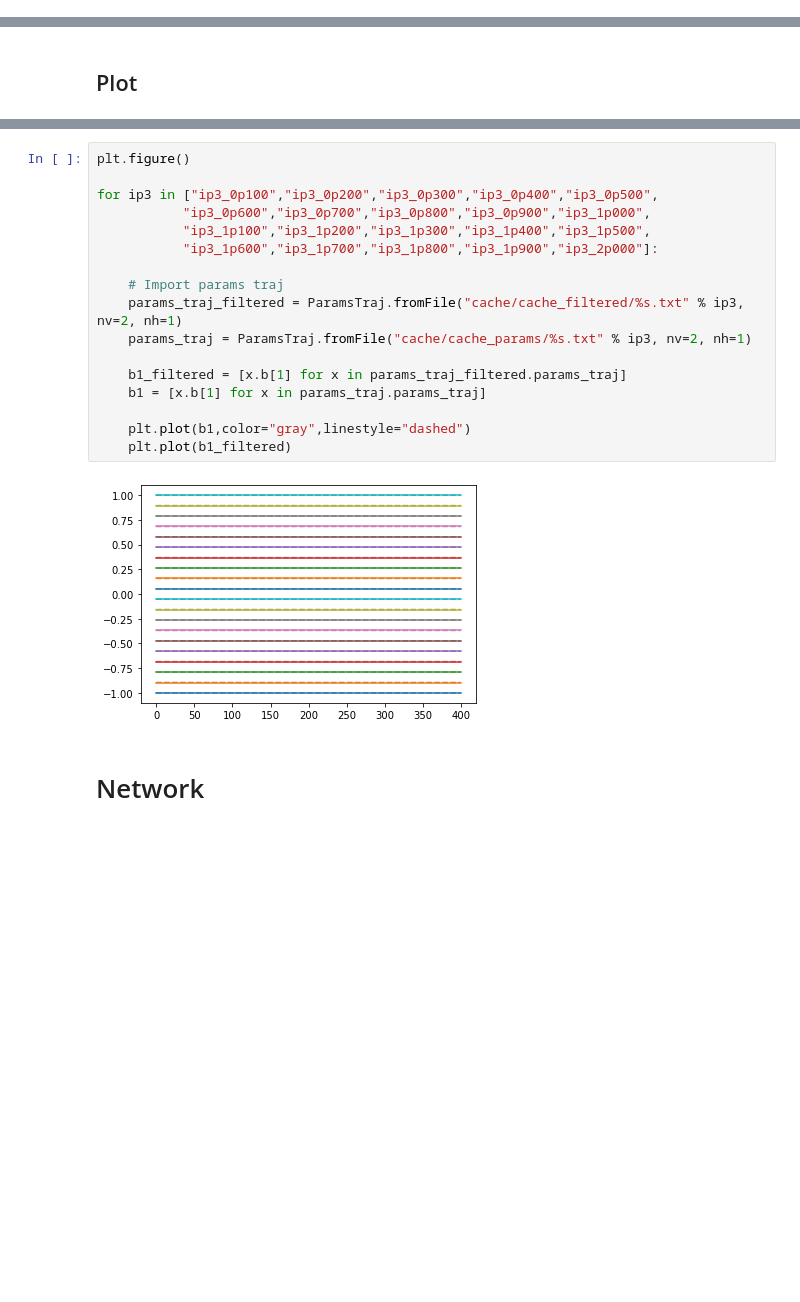
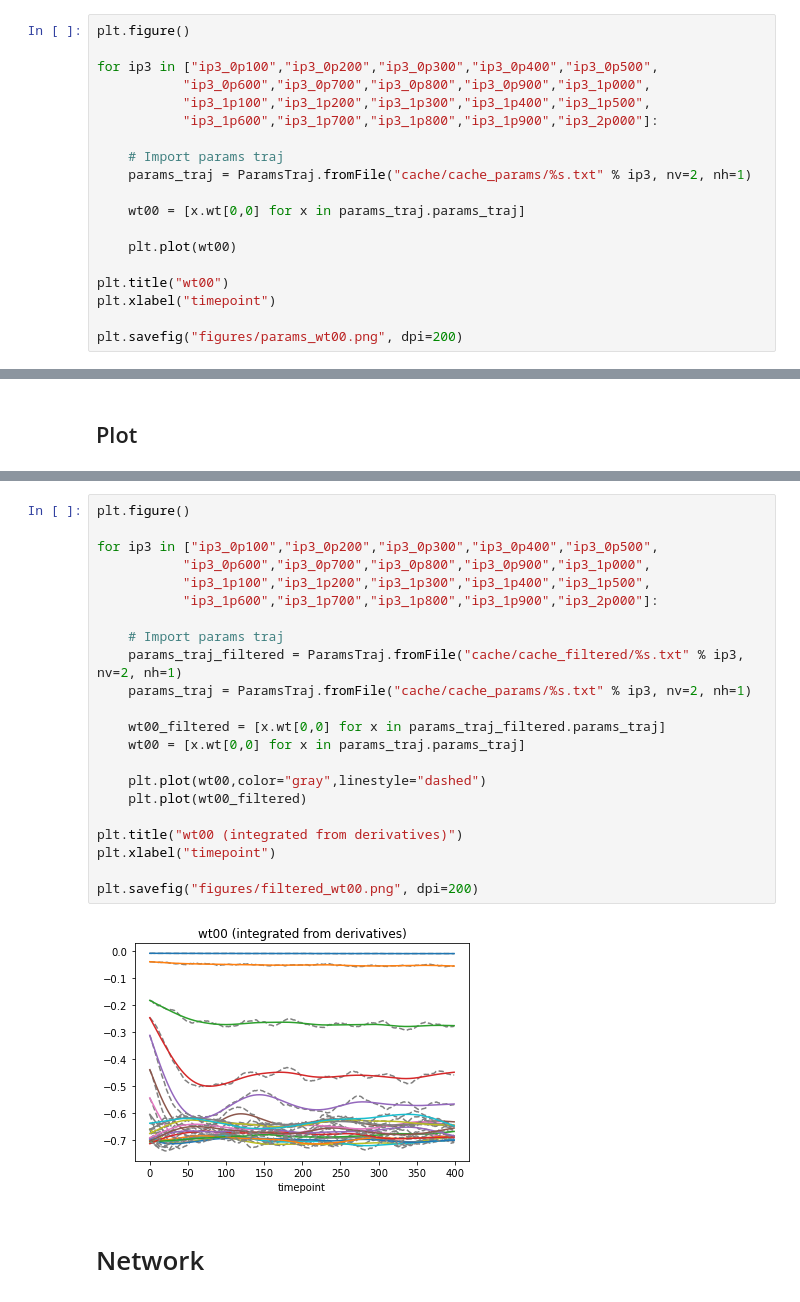
Before and after one commit to smrfeld/phys_dbd, a Jupyter notebook: example/main.ipynb, the cells around one changed output, grey strips where cells are left out. Drawn from its saved outputs; the diff is of its cells as text; blank space fills up the shorter version.

```diff
--- a/example/main.ipynb
+++ b/example/main.ipynb
@@ -193,0 +199,19 @@ for ip3 in ["ip3_0p100","ip3_0p200","ip3_0p300","ip3_0p400","ip3_0p500",
+# %%
+plt.figure()
+
+for ip3 in ["ip3_0p100","ip3_0p200","ip3_0p300","ip3_0p400","ip3_0p500",
+           "ip3_0p600","ip3_0p700","ip3_0p800","ip3_0p900","ip3_1p000",
+           "ip3_1p100","ip3_1p200","ip3_1p300","ip3_1p400","ip3_1p500",
+           "ip3_1p600","ip3_1p700","ip3_1p800","ip3_1p900","ip3_2p000"]:
+
+    # Import params traj
+    params_traj = ParamsTraj.fromFile("cache/cache_params/%s.txt" % ip3, nv=2, nh=1)
+
+    wt00 = [x.wt[0,0] for x in params_traj.params_traj]
+
+    plt.plot(wt00)
+
+plt.title("wt00")
+plt.xlabel("timepoint")
+
+plt.savefig("figures/params_wt00.png", dpi=200)
@@ -335,22 +376,27 @@ for ip3 in ["ip3_0p100","ip3_0p200","ip3_0p300","ip3_0p400","ip3_0p500",
 # %%
 plt.figure()
 
 for ip3 in ["ip3_0p100","ip3_0p200","ip3_0p300","ip3_0p400","ip3_0p500",
            "ip3_0p600","ip3_0p700","ip3_0p800","ip3_0p900","ip3_1p000",
            "ip3_1p100","ip3_1p200","ip3_1p300","ip3_1p400","ip3_1p500",
            "ip3_1p600","ip3_1p700","ip3_1p800","ip3_1p900","ip3_2p000"]:
 
     # Import params traj
     params_traj_filtered = ParamsTraj.fromFile("cache/cache_filtered/%s.txt" % ip3, nv=2, nh=1)
     params_traj = ParamsTraj.fromFile("cache/cache_params/%s.txt" % ip3, nv=2, nh=1)
 
-    b1_filtered = [x.b[1] for x in params_traj_filtered.params_traj]
-    b1 = [x.b[1] for x in params_traj.params_traj]
+    wt00_filtered = [x.wt[0,0] for x in params_traj_filtered.params_traj]
+    wt00 = [x.wt[0,0] for x in params_traj.params_traj]
 
-    plt.plot(b1,color="gray",linestyle="dashed")
-    plt.plot(b1_filtered)
+    plt.plot(wt00,color="gray",linestyle="dashed")
+    plt.plot(wt00_filtered)
+
+plt.title("wt00 (integrated from derivatives)")
+plt.xlabel("timepoint")
+
+plt.savefig("figures/filtered_wt00.png", dpi=200)
 # %% [output]
-[figure, old version]
+[figure, new version]
 # %% [markdown]
 # Network
 # %%
```
Also changed, not shown: parts of 12 cells of this notebook, 23 other files.
